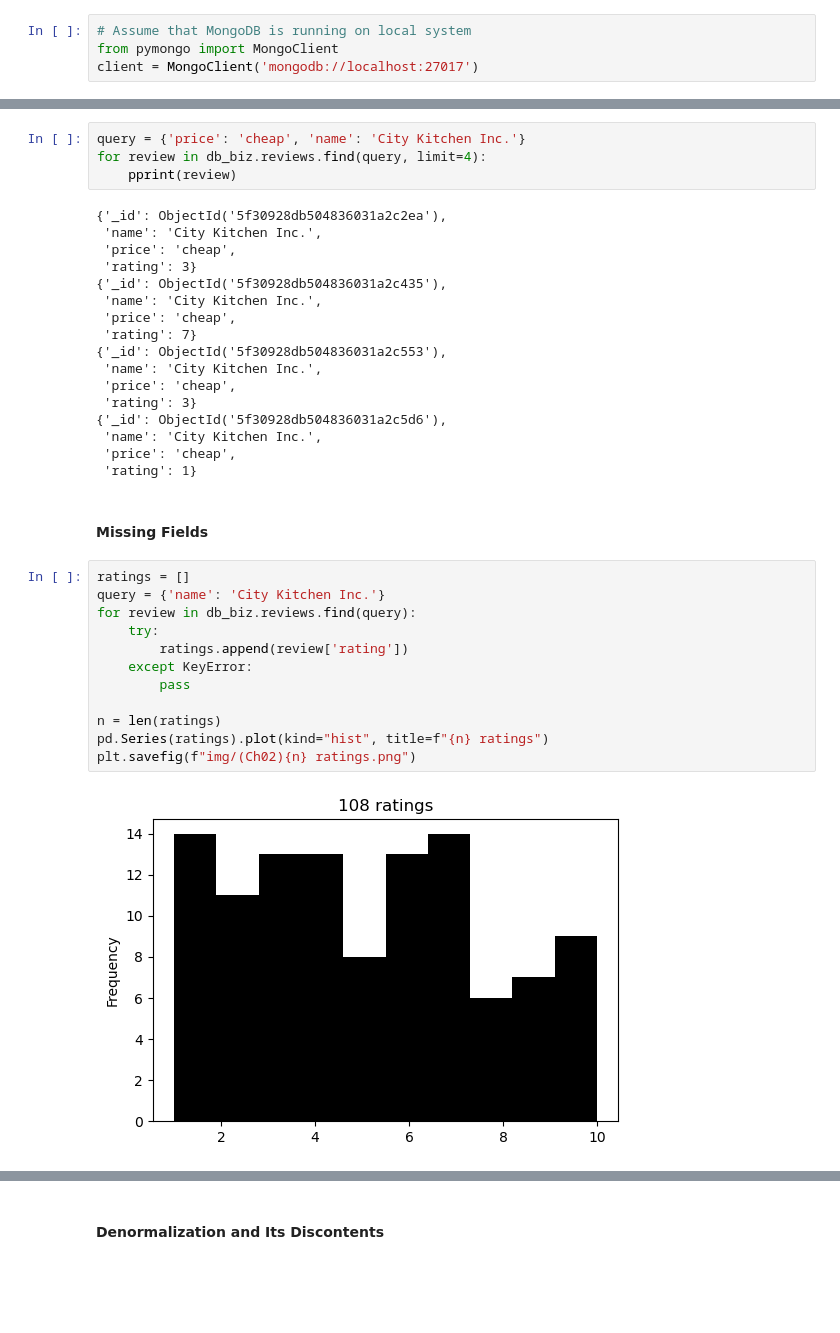
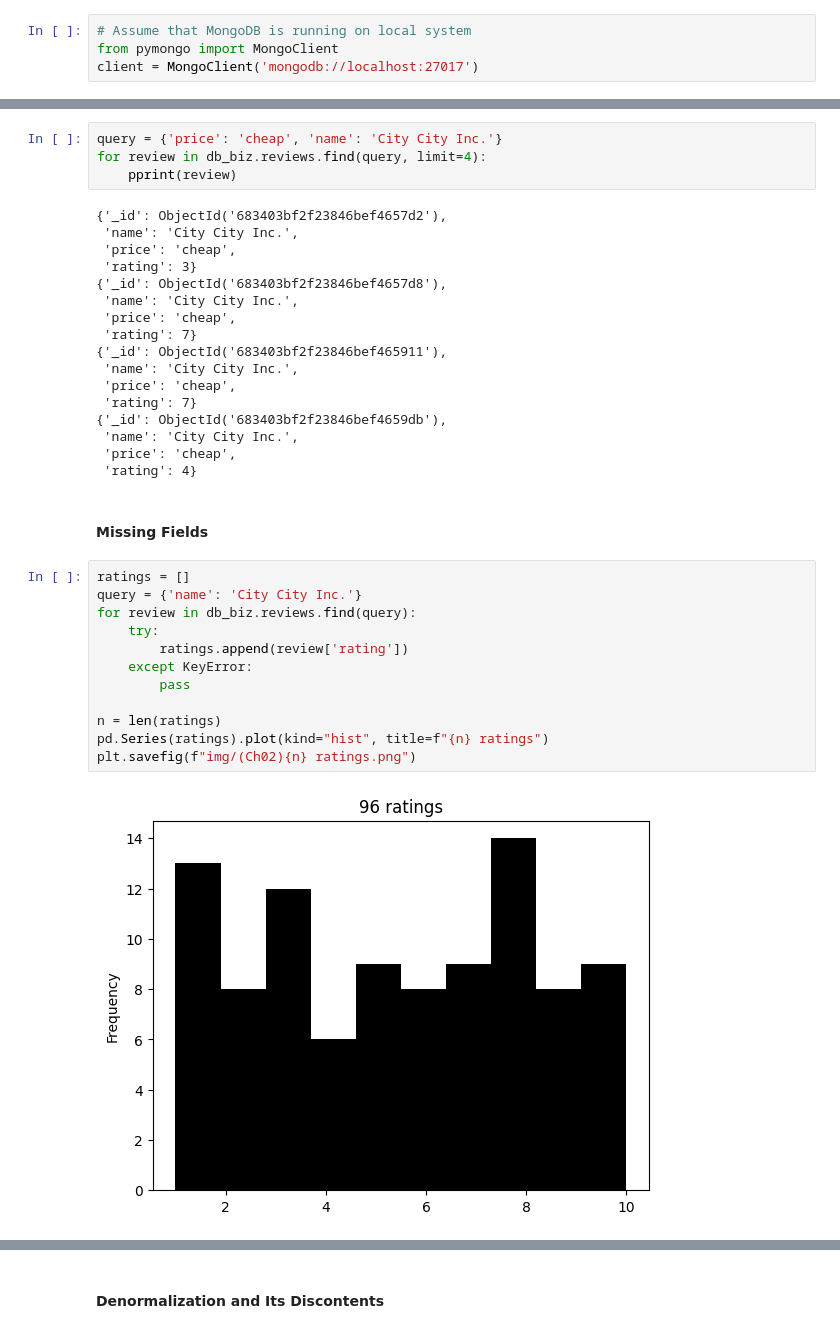
Before and after one commit to NicHerndon/DCQA, a Jupyter notebook: 02-Data_Ingestion-Hierarchical.ipynb, the cells around one changed output, grey strips where cells are left out. Drawn from its saved outputs; the diff is of its cells as text; blank space fills up the shorter version.

```diff
--- a/02-Data_Ingestion-Hierarchical.ipynb
+++ b/02-Data_Ingestion-Hierarchical.ipynb
@@ -948,38 +1001,38 @@ Reviews: 5000
 # %%
-query = {'price': 'cheap', 'name': 'City Kitchen Inc.'}
+query = {'price': 'cheap', 'name': 'City City Inc.'}
 for review in db_biz.reviews.find(query, limit=4):
     pprint(review)
 # %% [output]
-{'_id': ObjectId('5f30928db504836031a2c2ea'),
- 'name': 'City Kitchen Inc.',
+{'_id': ObjectId('683403bf2f23846bef4657d2'),
+ 'name': 'City City Inc.',
  'price': 'cheap',
  'rating': 3}
-{'_id': ObjectId('5f30928db504836031a2c435'),
- 'name': 'City Kitchen Inc.',
+{'_id': ObjectId('683403bf2f23846bef4657d8'),
+ 'name': 'City City Inc.',
  'price': 'cheap',
  'rating': 7}
-{'_id': ObjectId('5f30928db504836031a2c553'),
- 'name': 'City Kitchen Inc.',
+{'_id': ObjectId('683403bf2f23846bef465911'),
+ 'name': 'City City Inc.',
  'price': 'cheap',
- 'rating': 3}
-{'_id': ObjectId('5f30928db504836031a2c5d6'),
- 'name': 'City Kitchen Inc.',
+ 'rating': 7}
+{'_id': ObjectId('683403bf2f23846bef4659db'),
+ 'name': 'City City Inc.',
  'price': 'cheap',
- 'rating': 1}
+ 'rating': 4}
 # %% [markdown]
 #### Missing Fields
 # %%
 ratings = []
-query = {'name': 'City Kitchen Inc.'}
+query = {'name': 'City City Inc.'}
 for review in db_biz.reviews.find(query):
     try:
         ratings.append(review['rating'])
     except KeyError:
         pass
 
 n = len(ratings)
 pd.Series(ratings).plot(kind="hist", title=f"{n} ratings")
 plt.savefig(f"img/(Ch02){n} ratings.png")
 # %% [output]
-[figure, old version]
+[figure, new version]
 # %%
```
Also changed, not shown: parts of 26 cells of this notebook, 7 other files.
